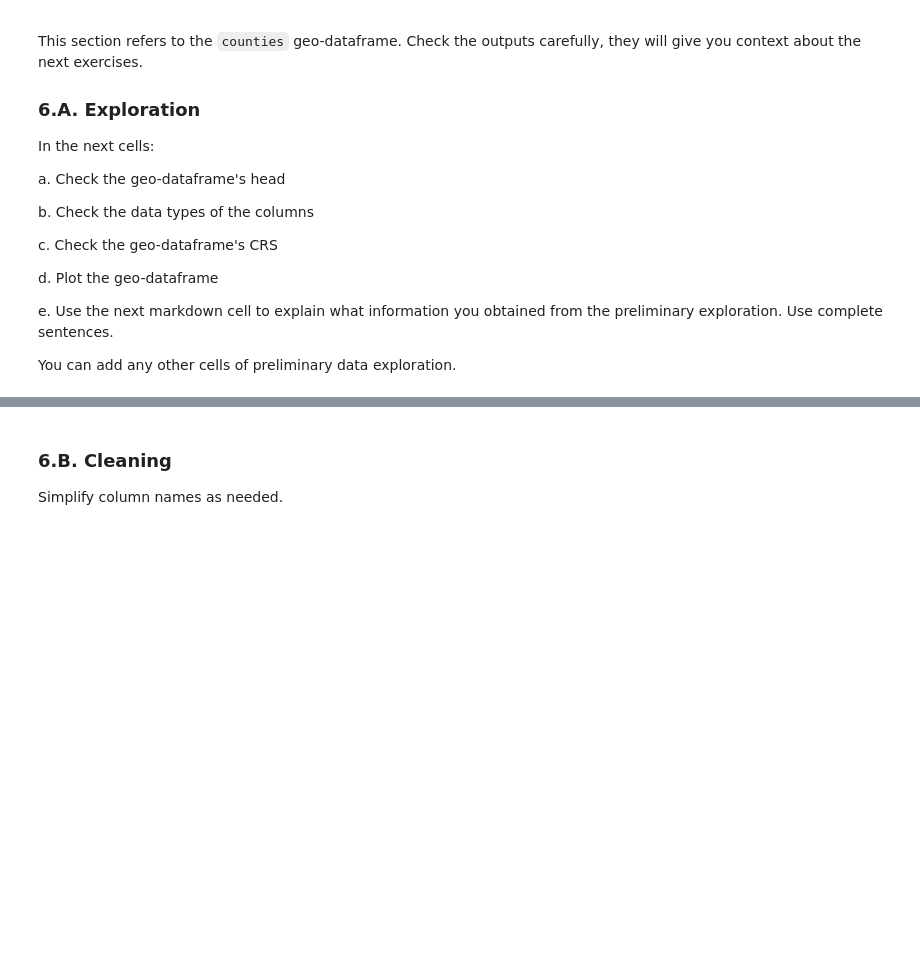
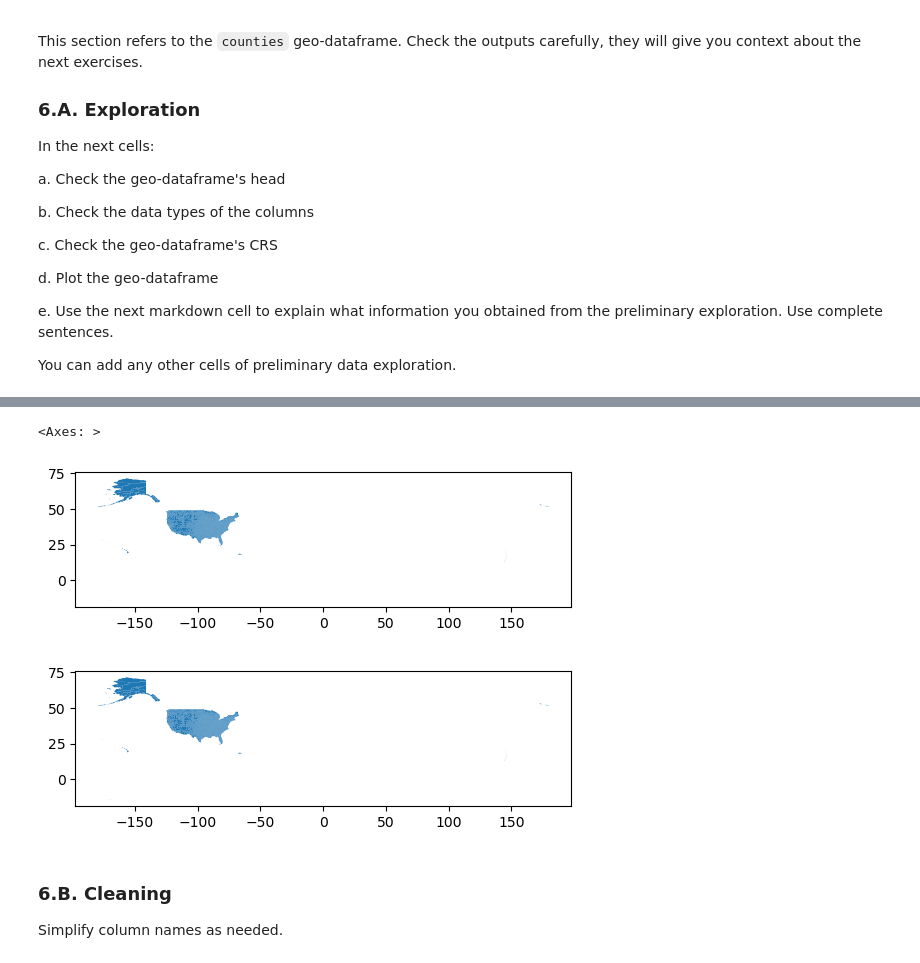
Before and after one commit to farahjstack/eds220-hwk3, a Jupyter notebook: hwk3-task2-spills-STACK.ipynb, the cells around one changed output, grey strips where cells are left out. Drawn from its saved outputs; the diff is of its cells as text; code cells hidden in the pictures; blank space fills up the shorter version.

```diff
--- a/hwk3-task2-spills-STACK.ipynb
+++ b/hwk3-task2-spills-STACK.ipynb
@@ -422,5 +462,10 @@ _Type your answer here, replacing this text._
 # %%
 # d
+counties.plot()
+# %% [output]
+<Axes: >
+[figure, added]
+[figure, added]
 # %% [markdown]
 <!-- END QUESTION -->
 
```
Also changed, not shown: parts of 5 cells of this notebook.
